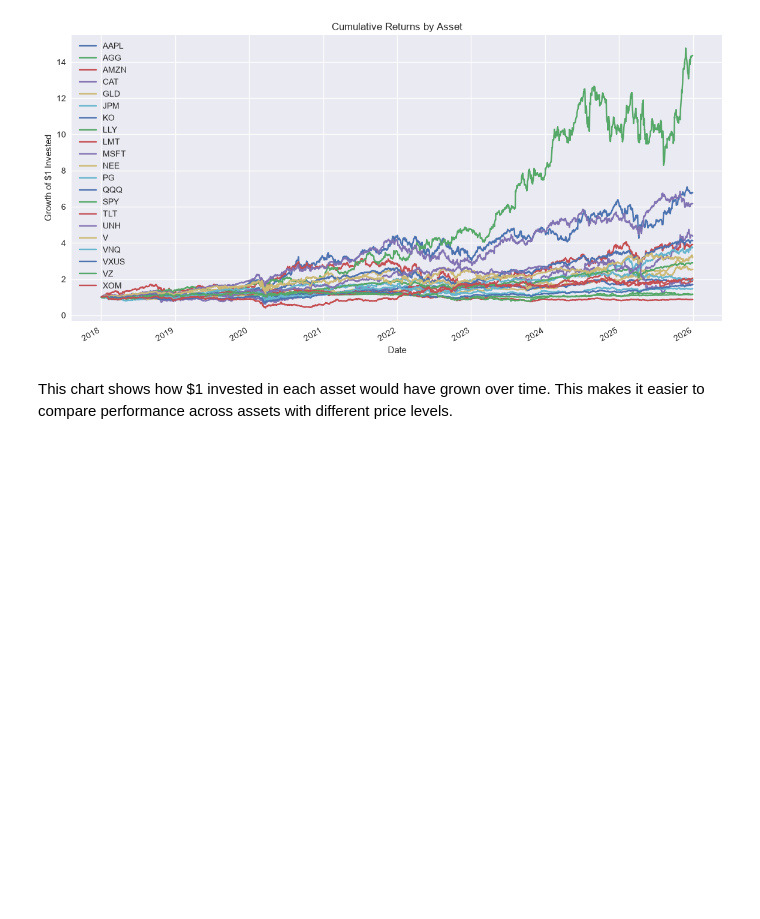
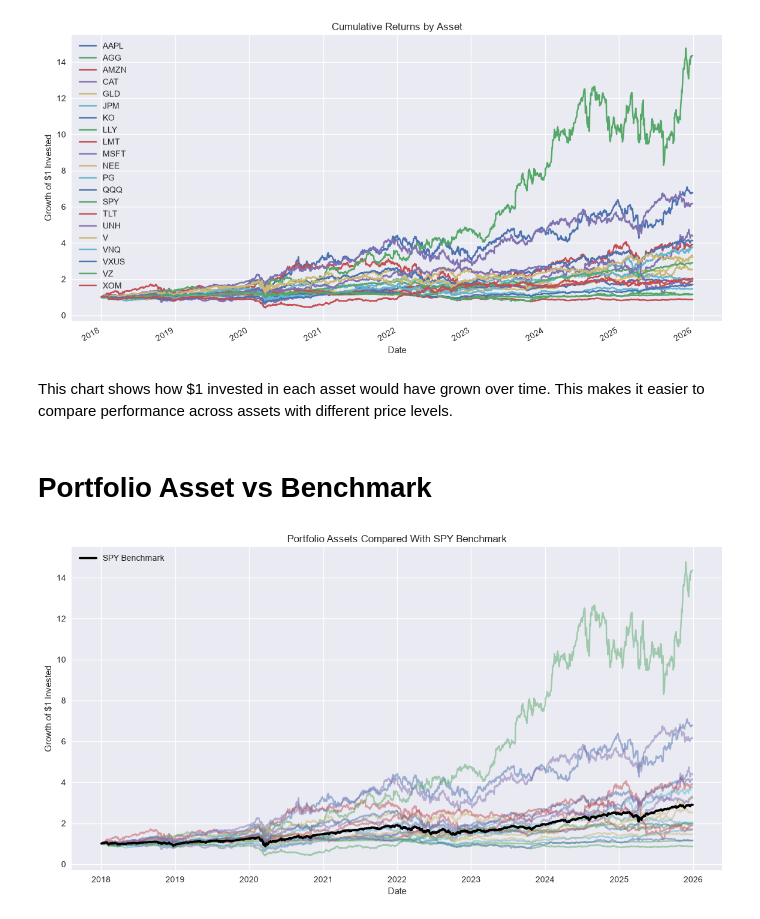
Before and after one commit to SamiiShabuse/INFO442-Group-Project, a Jupyter notebook: notebooks/03_exploratory-data-analysis.ipynb, the cells around one changed output. Drawn from its saved outputs; the diff is of its cells as text; code cells hidden in the pictures; blank space fills up the shorter version.

Commit message:
outline spy growth

```diff
--- a/notebooks/03_exploratory-data-analysis.ipynb
+++ b/notebooks/03_exploratory-data-analysis.ipynb
@@ -110,7 +110,7 @@ portfolio_prices = adj_close[portfolio_assets]
 benchmark_prices = adj_close[BENCHMARK]
 
 portfolio_returns = daily_returns[portfolio_assets]
-benchmark_prices = daily_returns[BENCHMARK]
+benchmark_returns = daily_returns[BENCHMARK]
 # %% [markdown]
 SPY is separated from the portfolio asset list because it will be used as the benchmark instead of being treated as an optimized portfolio holding.
 # %% [markdown]
@@ -159,3 +159,30 @@ plt.show()
 [figure]
 # %% [markdown]
 This chart shows how $1 invested in each asset would have grown over time. This makes it easier to compare performance across assets with different price levels.
+# %% [markdown]
+# Portfolio Asset vs Benchmark
+# %%
+portfolio_cumulative_returns = (1 + portfolio_returns).cumprod()
+benchmark_cumulative_returns = (1 + benchmark_returns).cumprod()
+# %%
+plt.figure(figsize=(14, 7))
+
+for ticker in portfolio_cumulative_returns.columns:
+    plt.plot(portfolio_cumulative_returns.index, portfolio_cumulative_returns[ticker], alpha=0.5)
+
+# label SPY explicitly
+plt.plot(
+    benchmark_cumulative_returns.index,
+    benchmark_cumulative_returns,
+    color="black",
+    linewidth=2.5,
+    label="SPY Benchmark"
+)
+
+plt.title("Portfolio Assets Compared With SPY Benchmark")
+plt.xlabel("Date")
+plt.ylabel("Growth of $1 Invested")
+plt.legend()
+plt.show()
+# %% [output]
+[figure, added]
```
